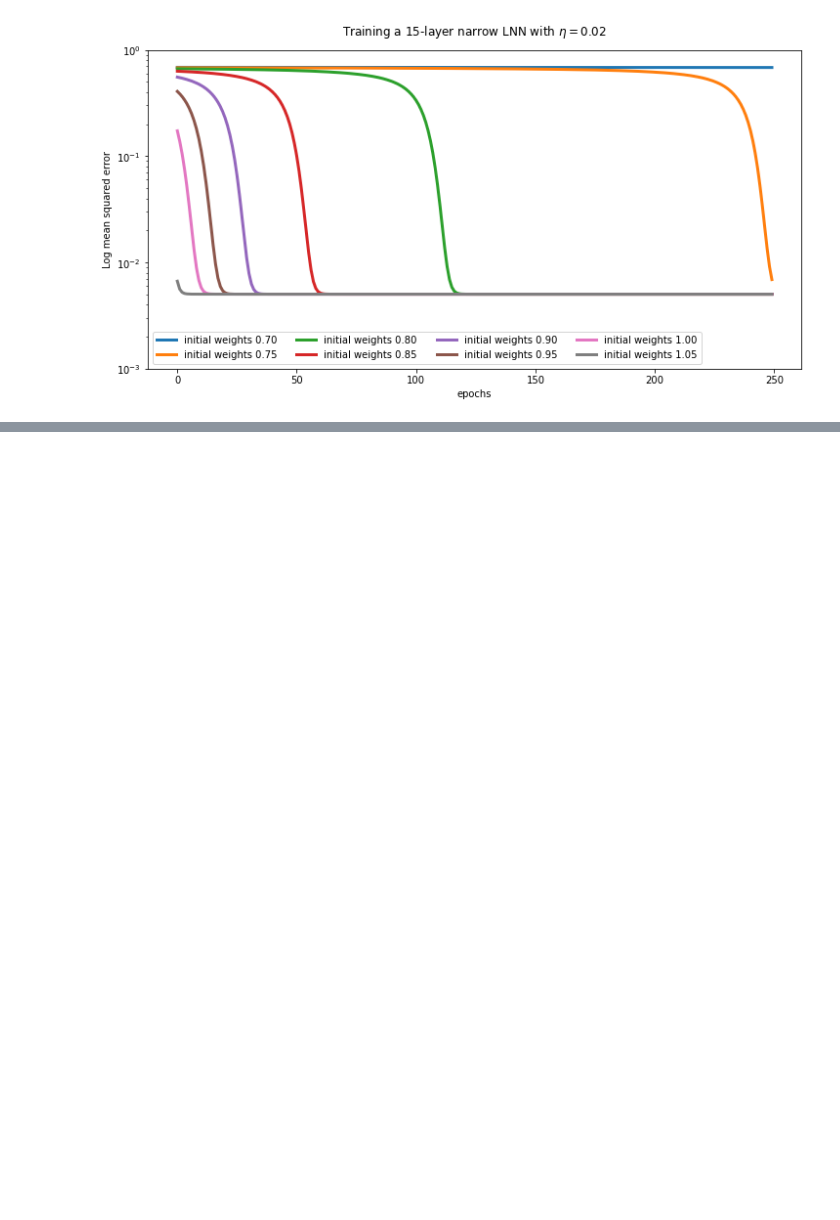
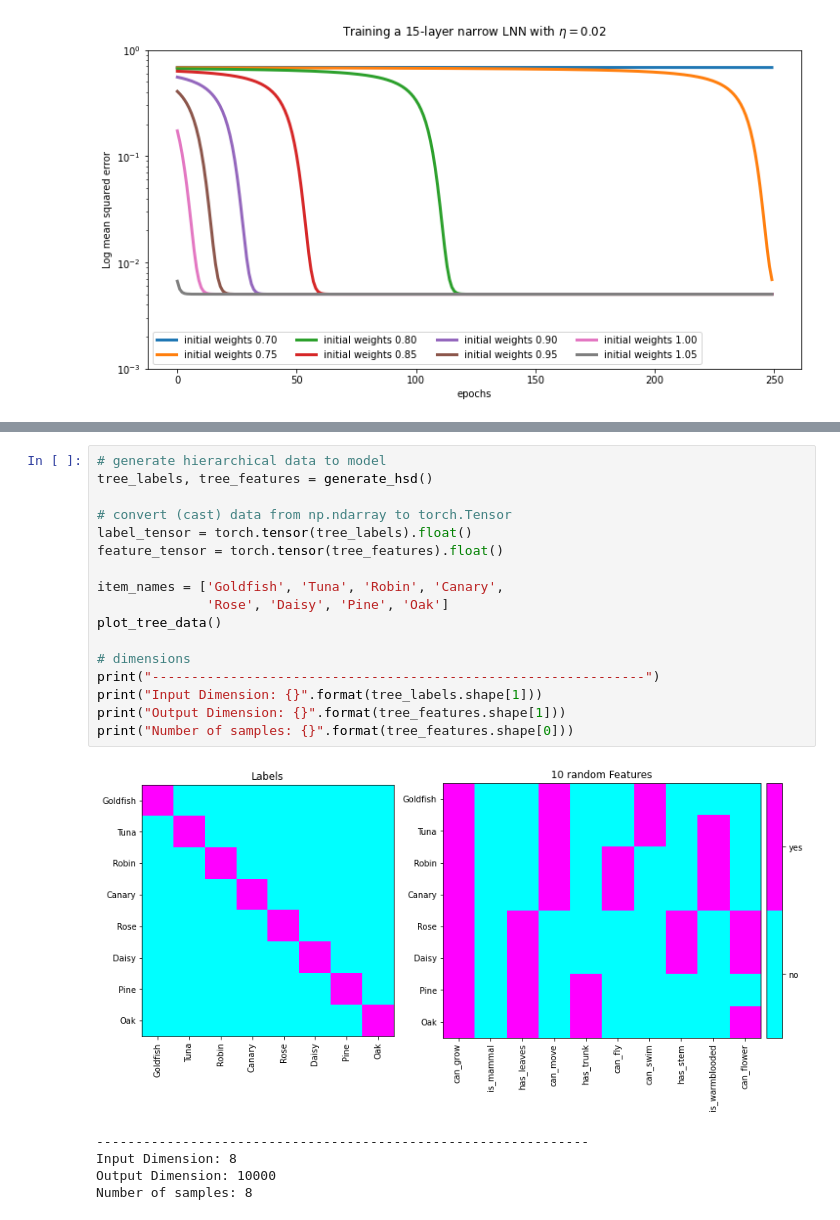
Before and after one commit to zpsheldon/nma_deeplearning, a Jupyter notebook: 2_LinearDeepLearning.ipynb, the cells around one changed output, grey strips where cells are left out. Drawn from its saved outputs; the diff is of its cells as text; blank space fills up the shorter version.

```diff
--- a/2_LinearDeepLearning.ipynb
+++ b/2_LinearDeepLearning.ipynb
@@ -711,0 +1167,23 @@ plot_init_effect()
+# %%
+# generate hierarchical data to model
+tree_labels, tree_features = generate_hsd()
+
+# convert (cast) data from np.ndarray to torch.Tensor
+label_tensor = torch.tensor(tree_labels).float()
+feature_tensor = torch.tensor(tree_features).float()
+
+item_names = ['Goldfish', 'Tuna', 'Robin', 'Canary',
+              'Rose', 'Daisy', 'Pine', 'Oak']
+plot_tree_data()
+
+# dimensions
+print("---------------------------------------------------------------")
+print("Input Dimension: {}".format(tree_labels.shape[1]))
+print("Output Dimension: {}".format(tree_features.shape[1]))
+print("Number of samples: {}".format(tree_features.shape[0]))
+# %% [output]
+[figure, added]
+---------------------------------------------------------------
+Input Dimension: 8
+Output Dimension: 10000
+Number of samples: 8
```
Also changed, not shown: parts of 18 cells of this notebook.
